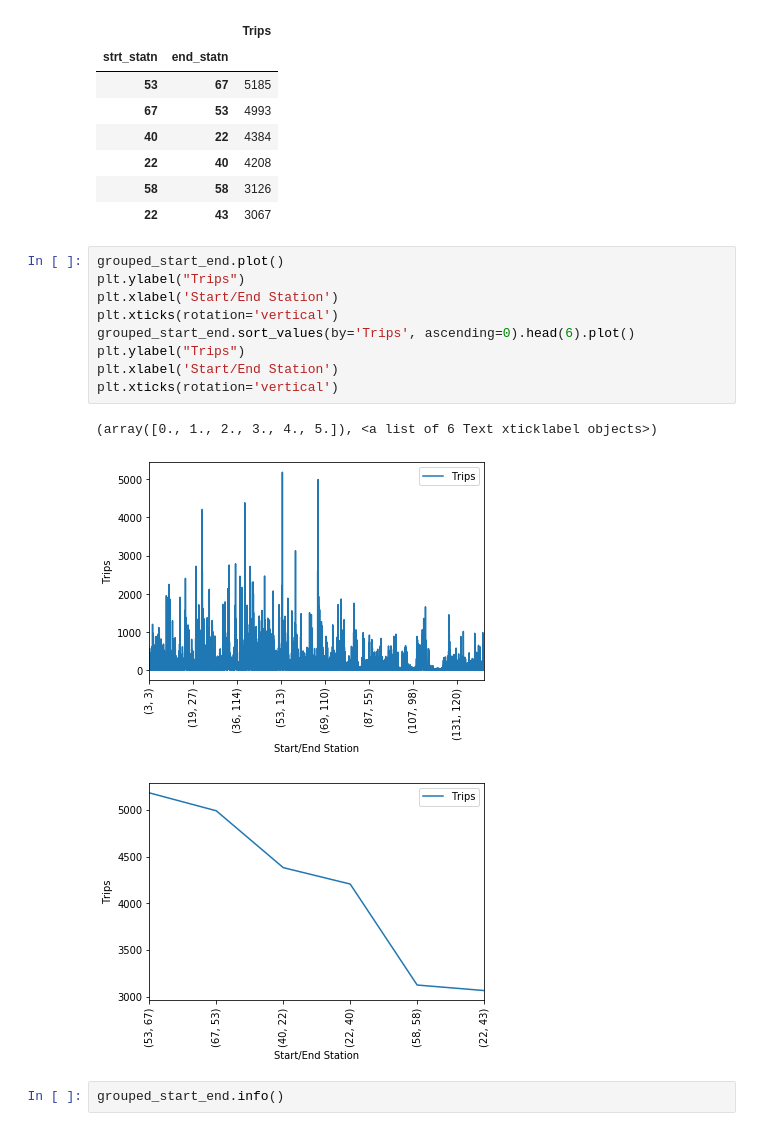
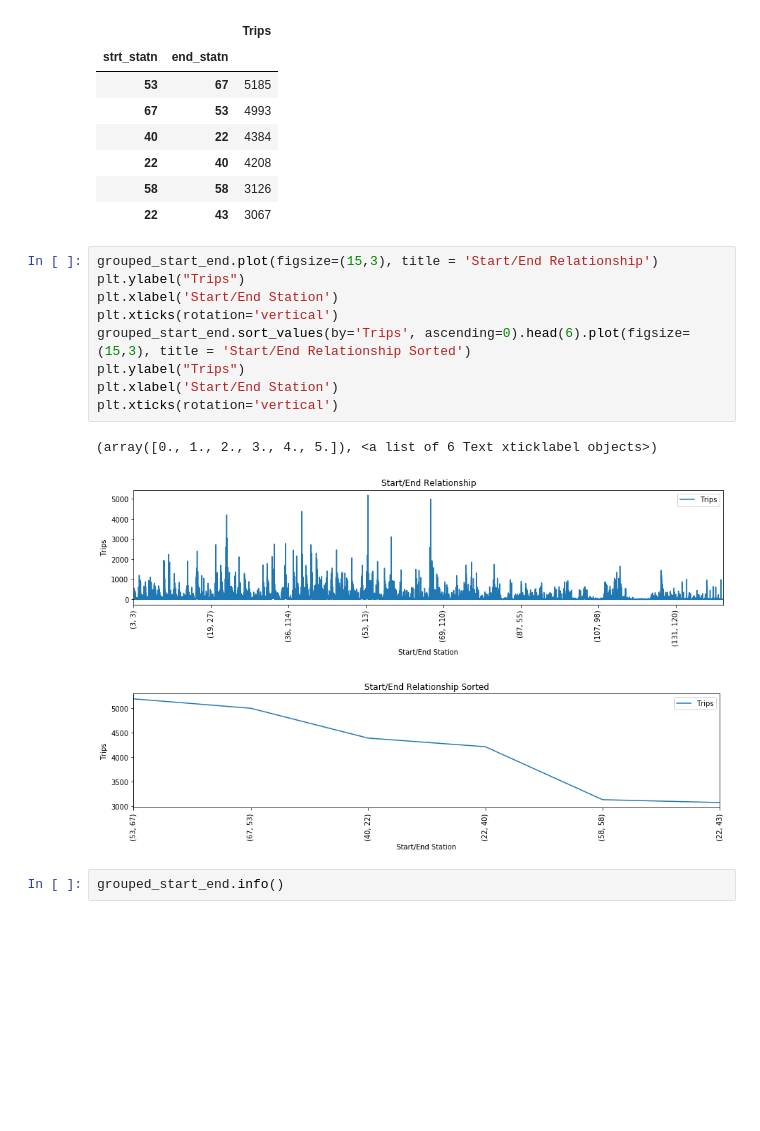
Before and after one commit to jisanos/Hubway-Data-Visualization-Challenge, a Jupyter notebook: Exam_Script.ipynb, the cells around one changed output. Drawn from its saved outputs; the diff is of its cells as text; blank space fills up the shorter version.

```diff
--- a/Exam_Script.ipynb
+++ b/Exam_Script.ipynb
@@ -358,18 +358,18 @@ grouped_start_end.sort_values(by='Trips', ascending=0).head(6)
 | 58 | 58 | 3126 |
 | 22 | 43 | 3067 |
 # %%
-grouped_start_end.plot()
+grouped_start_end.plot(figsize=(15,3), title = 'Start/End Relationship')
 plt.ylabel("Trips")
 plt.xlabel('Start/End Station')
 plt.xticks(rotation='vertical')
-grouped_start_end.sort_values(by='Trips', ascending=0).head(6).plot()
+grouped_start_end.sort_values(by='Trips', ascending=0).head(6).plot(figsize=(15,3), title = 'Start/End Relationship Sorted')
 plt.ylabel("Trips")
 plt.xlabel('Start/End Station')
 plt.xticks(rotation='vertical')
 # %% [output]
 (array([0., 1., 2., 3., 4., 5.]), <a list of 6 Text xticklabel objects>)
-[figure, old version]
+[figure, new version]
-[figure, old version]
+[figure, new version]
 # %%
 grouped_start_end.info()
 # %% [output]
```
Also changed, not shown: parts of 13 cells of this notebook, 1 other file.
